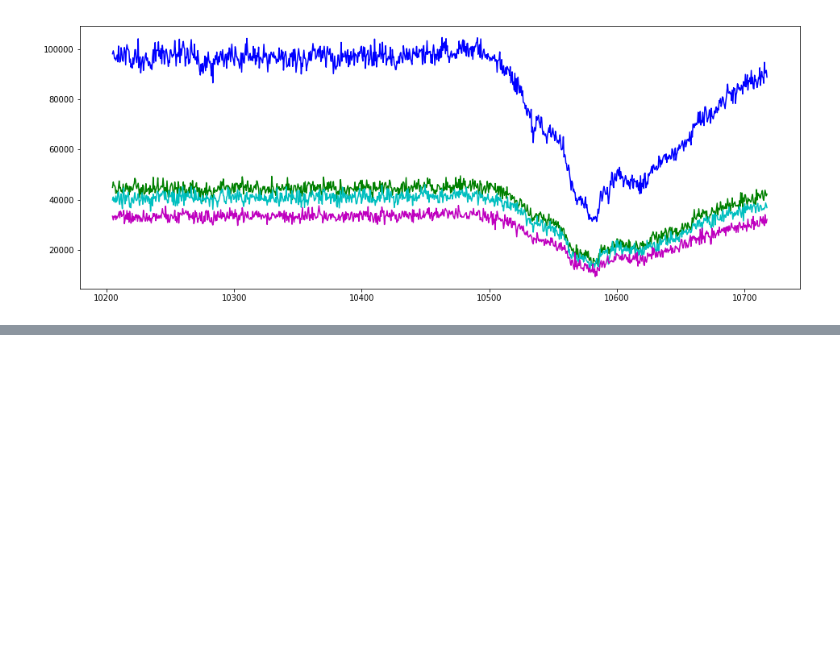
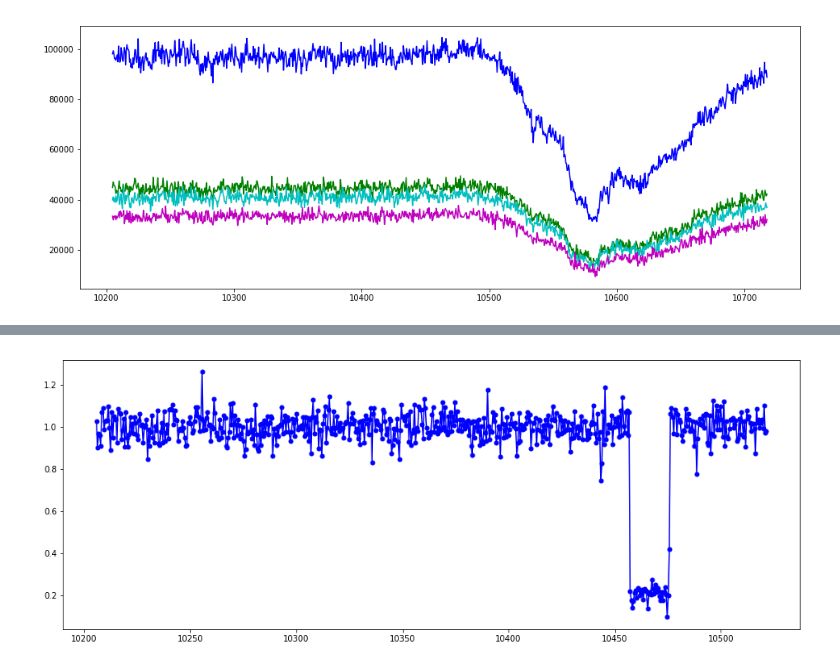
Before and after one commit to fredifqh/occu_chariklo, a Jupyter notebook: photometry_chariklo.ipynb, the cells around one changed output, grey strips where cells are left out. Cells and saved outputs as stored; diff of their text form; code cells hidden in the pictures; blank space fills up the shorter version.

```diff
--- a/photometry_chariklo.ipynb
+++ b/photometry_chariklo.ipynb
@@ -206,0 +234,8 @@ Aplicando o polyfit sobre o arquivo ***file2polyfit.txt***
+# %%
+fig = plt.figure(figsize=(16, 6))
+nor_light_curve = pd.read_table('ra_poli_julio_config_calib4_g3.dat', sep='\s+', header=None)
+plt.plot(nor_light_curve[0], nor_light_curve[1], 'b-o', ms='5', lw='1.5')
+plt.savefig("final_light_curve.svg")
+plt.show()
+# %% [output]
+[figure, added]
```
Also changed, not shown: parts of 7 cells of this notebook.
